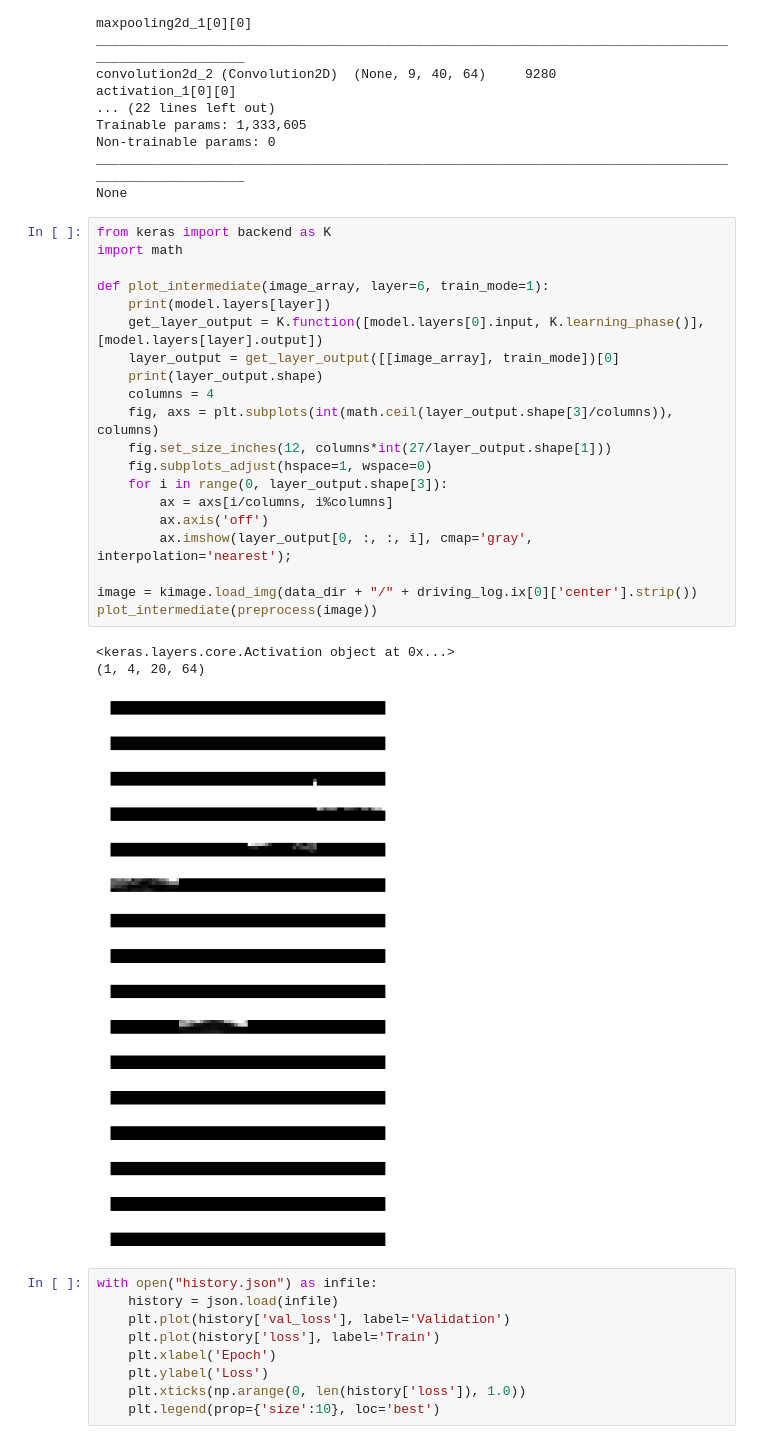
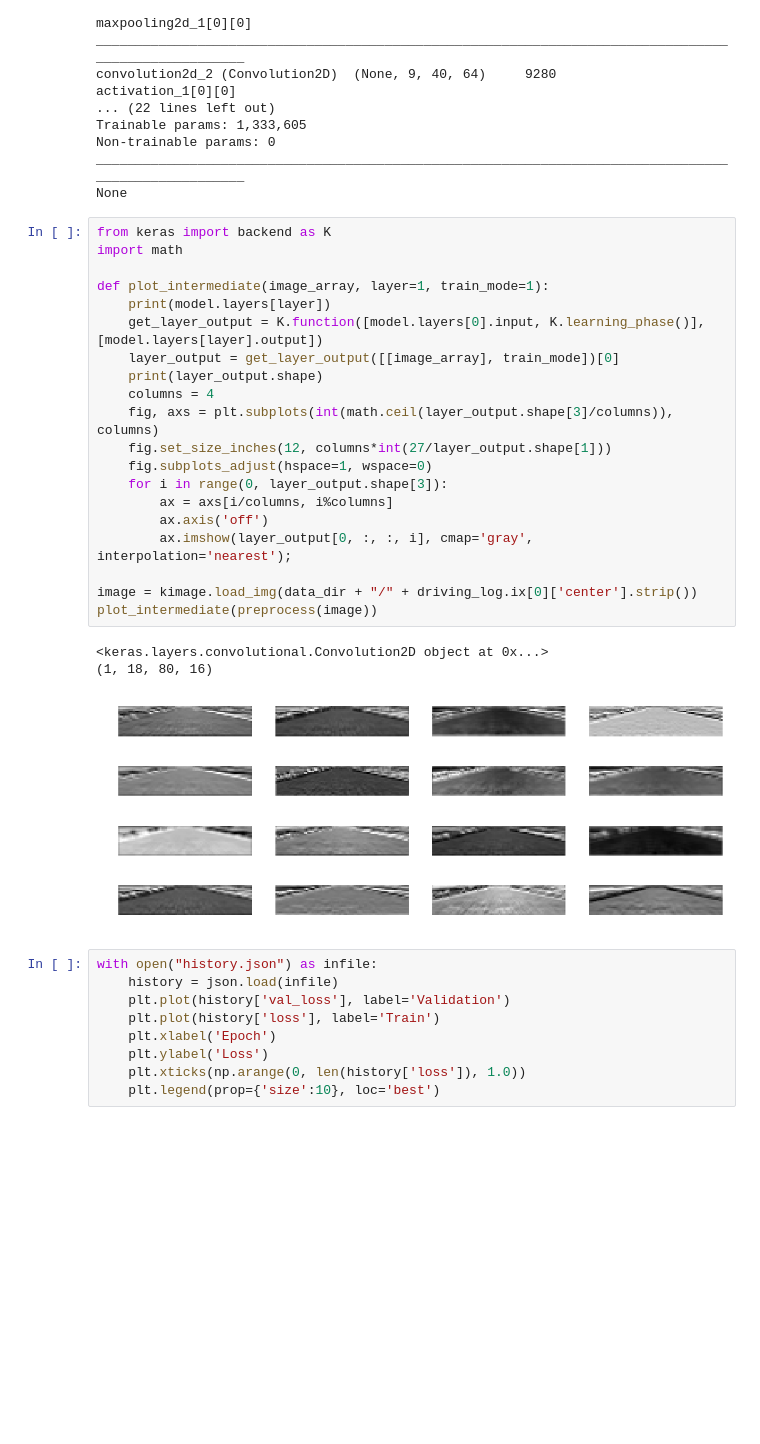
Before and after one commit to vfcosta/CarND-Behavioral-Cloning, a Jupyter notebook: exploration.ipynb, the cells around one changed output. Cells and saved outputs as stored; diff of their text form; blank space fills up the shorter version.

```diff
--- a/exploration.ipynb
+++ b/exploration.ipynb
@@ -82,6 +83,6 @@ None
 from keras import backend as K
 import math
 
-def plot_intermediate(image_array, layer=6, train_mode=1):
+def plot_intermediate(image_array, layer=1, train_mode=1):
     print(model.layers[layer])
     get_layer_output = K.function([model.layers[0].input, K.learning_phase()], [model.layers[layer].output])
@@ -89,19 +90,19 @@ def plot_intermediate(image_array, layer=6, train_mode=1):
     print(layer_output.shape)
     columns = 4
     fig, axs = plt.subplots(int(math.ceil(layer_output.shape[3]/columns)), columns)
     fig.set_size_inches(12, columns*int(27/layer_output.shape[1]))
     fig.subplots_adjust(hspace=1, wspace=0)
     for i in range(0, layer_output.shape[3]):
         ax = axs[i/columns, i%columns]
         ax.axis('off')
         ax.imshow(layer_output[0, :, :, i], cmap='gray', interpolation='nearest');
 
 image = kimage.load_img(data_dir + "/" + driving_log.ix[0]['center'].strip())
 plot_intermediate(preprocess(image))
 # %% [output]
-<keras.layers.core.Activation object at 0x...>
-(1, 4, 20, 64)
+<keras.layers.convolutional.Convolution2D object at 0x...>
+(1, 18, 80, 16)
-[figure, old version]
+[figure, new version]
 # %%
 with open("history.json") as infile:
     history = json.load(infile)
```
Also changed, not shown: parts of 2 cells of this notebook, 8 other files.
